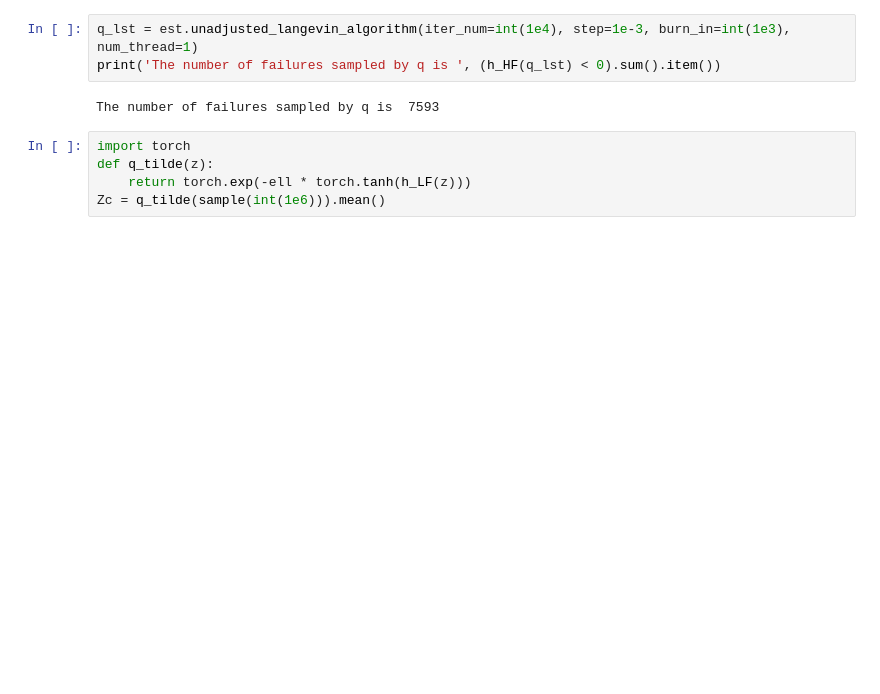
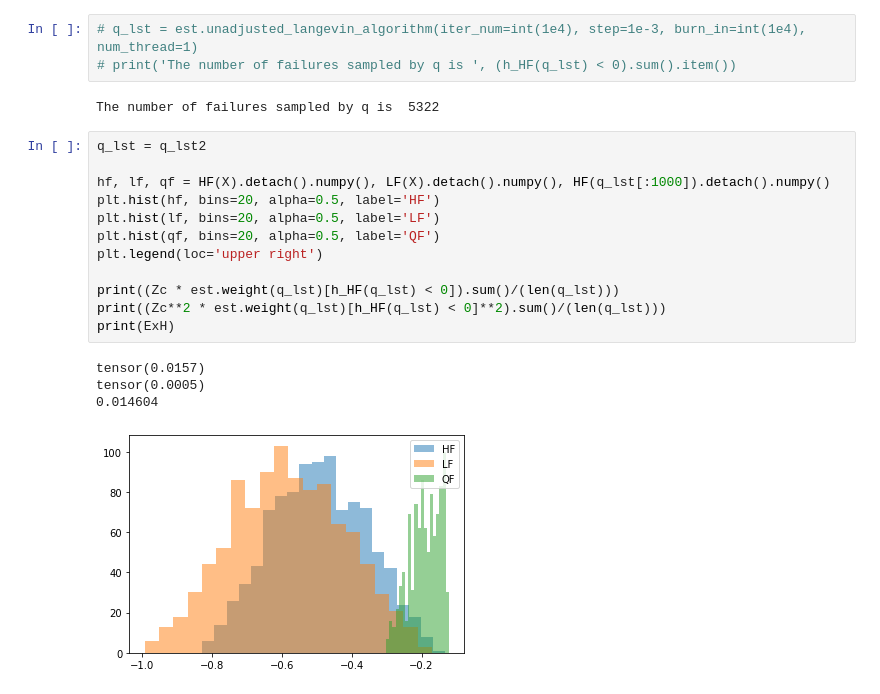
Before and after one commit to CU-UQ/L-BF-IS, a Jupyter notebook: notebooks/Cavity.ipynb, the cells around one changed output. Cells and saved outputs as stored; diff of their text form; blank space fills up the shorter version.

```diff
--- a/notebooks/Cavity.ipynb
+++ b/notebooks/Cavity.ipynb
@@ -83,10 +128,22 @@ ell
 # %%
-q_lst = est.unadjusted_langevin_algorithm(iter_num=int(1e4), step=1e-3, burn_in=int(1e3), num_thread=1)
-print('The number of failures sampled by q is ', (h_HF(q_lst) < 0).sum().item())
+# q_lst = est.unadjusted_langevin_algorithm(iter_num=int(1e4), step=1e-3, burn_in=int(1e4), num_thread=1)
+# print('The number of failures sampled by q is ', (h_HF(q_lst) < 0).sum().item())
 # %% [output]
-The number of failures sampled by q is  7593
+The number of failures sampled by q is  5322
-# %%
-import torch
-def q_tilde(z):
-    return torch.exp(-ell * torch.tanh(h_LF(z)))
-Zc = q_tilde(sample(int(1e6))).mean()
+# %%
+q_lst = q_lst2
+
+hf, lf, qf = HF(X).detach().numpy(), LF(X).detach().numpy(), HF(q_lst[:1000]).detach().numpy()
+plt.hist(hf, bins=20, alpha=0.5, label='HF')
+plt.hist(lf, bins=20, alpha=0.5, label='LF')
+plt.hist(qf, bins=20, alpha=0.5, label='QF')
+plt.legend(loc='upper right')
+
+print((Zc * est.weight(q_lst)[h_HF(q_lst) < 0]).sum()/(len(q_lst)))
+print((Zc**2 * est.weight(q_lst)[h_HF(q_lst) < 0]**2).sum()/(len(q_lst)))
+print(ExH)
+# %% [output]
+tensor(0.0157)
+tensor(0.0005)
+0.014604
+[figure, added]
```
Also changed, not shown: parts of 10 cells of this notebook, 1 other file.
